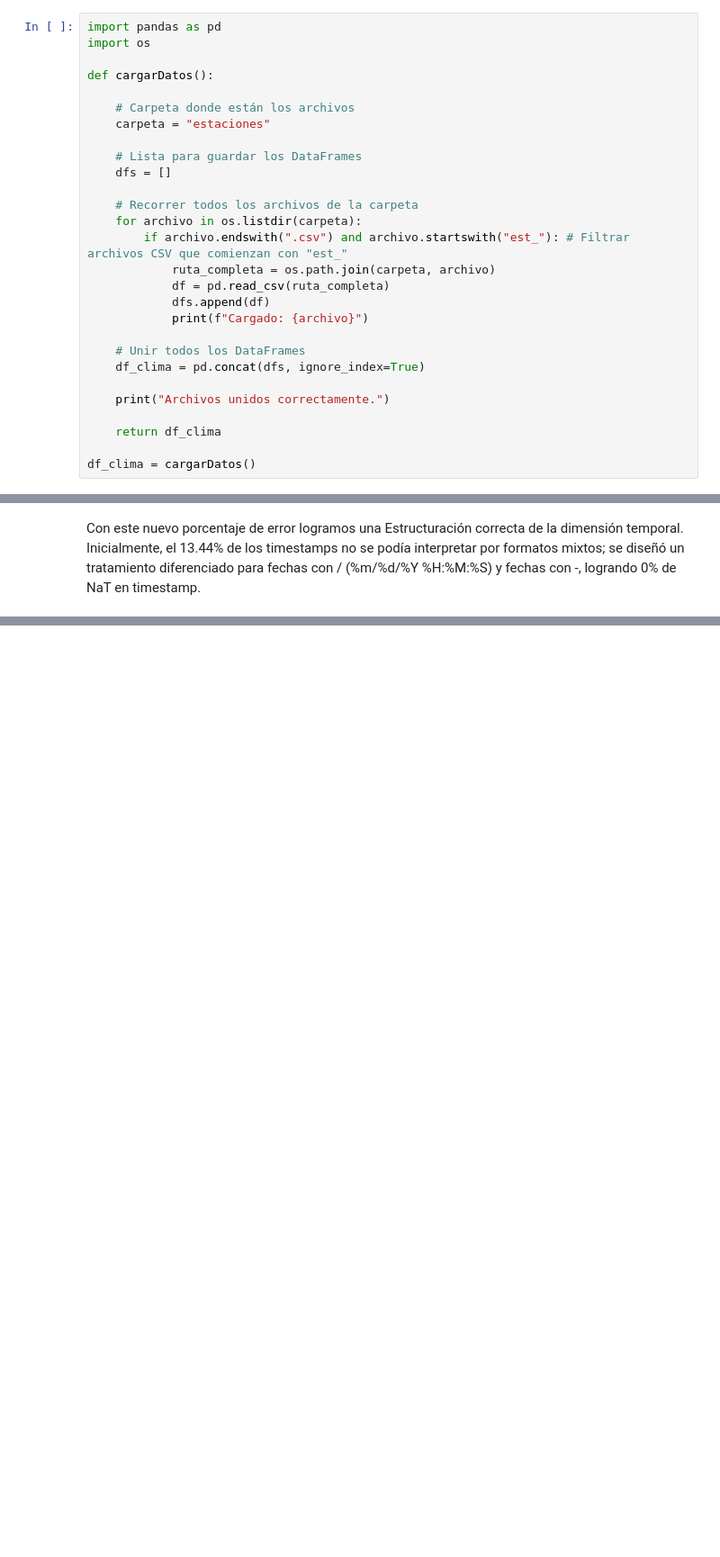
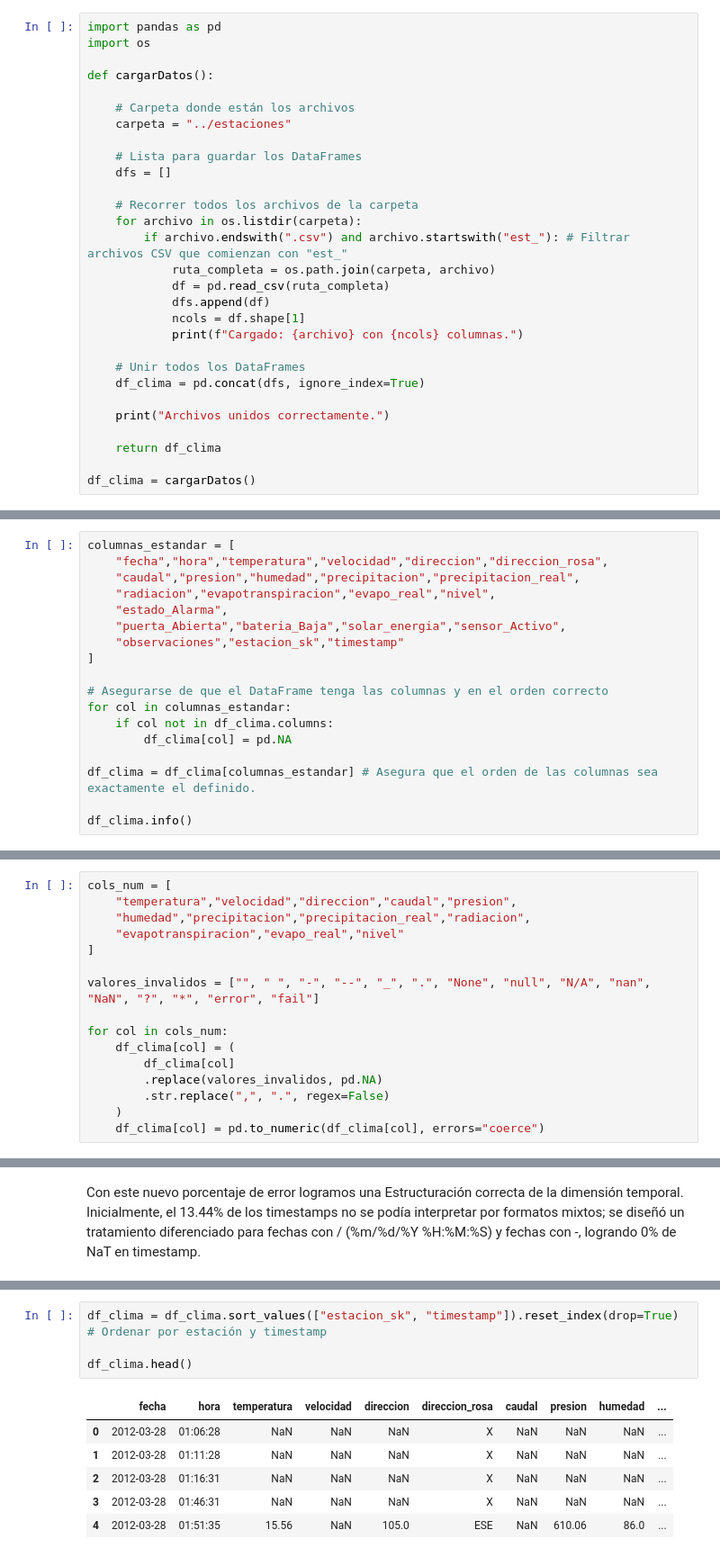
Before and after one commit to worldkrory/MICROCLIMAS_PROYECTO_UNAL, a Jupyter notebook: proyect_colab.ipynb, the cells around one changed output, grey strips where cells are left out. Shown at 90% size. Saved outputs shown, nothing was run; the diff lists cells and outputs as text; blank space fills up the shorter version.

```diff
--- a/proyect_colab.ipynb
+++ b/proyect_colab.ipynb
@@ -5,7 +5,7 @@ import os
 def cargarDatos():
 
     # Carpeta donde están los archivos
-    carpeta = "estaciones"
+    carpeta = "../estaciones"
 
     # Lista para guardar los DataFrames
     dfs = []
@@ -16,7 +16,8 @@ def cargarDatos():
             ruta_completa = os.path.join(carpeta, archivo)
             df = pd.read_csv(ruta_completa)
             dfs.append(df)
-            print(f"Cargado: {archivo}")
+            ncols = df.shape[1]
+            print(f"Cargado: {archivo} con {ncols} columnas.")
 
     # Unir todos los DataFrames
     df_clima = pd.concat(dfs, ignore_index=True)
@@ -43,0 +67,18 @@ Archivos unidos correctamente.
+# %%
+columnas_estandar = [
+    "fecha","hora","temperatura","velocidad","direccion","direccion_rosa",
+    "caudal","presion","humedad","precipitacion","precipitacion_real",
+    "radiacion","evapotranspiracion","evapo_real","nivel",
+    "estado_Alarma",
+    "puerta_Abierta","bateria_Baja","solar_energia","sensor_Activo",
+    "observaciones","estacion_sk","timestamp"
+]
+
+# Asegurarse de que el DataFrame tenga las columnas y en el orden correcto
+for col in columnas_estandar:
+    if col not in df_clima.columns:
+        df_clima[col] = pd.NA
+
+df_clima = df_clima[columnas_estandar] # Asegura que el orden de las columnas sea exactamente el definido.
+
+df_clima.info()
@@ -43,0 +115,16 @@ Archivos unidos correctamente.
+# %%
+cols_num = [
+    "temperatura","velocidad","direccion","caudal","presion",
+    "humedad","precipitacion","precipitacion_real","radiacion",
+    "evapotranspiracion","evapo_real","nivel"
+]
+
+valores_invalidos = ["", " ", "-", "--", "_", ".", "None", "null", "N/A", "nan", "NaN", "?", "*", "error", "fail"]
+
+for col in cols_num:
+    df_clima[col] = (
+        df_clima[col]
+        .replace(valores_invalidos, pd.NA)
+        .str.replace(",", ".", regex=False)
+    )
+    df_clima[col] = pd.to_numeric(df_clima[col], errors="coerce")
@@ -120,0 +249,11 @@ Porcentaje de valores NaT en 'timestamp': 0.0
+# %%
+df_clima = df_clima.sort_values(["estacion_sk", "timestamp"]).reset_index(drop=True) # Ordenar por estación y timestamp
+
+df_clima.head()
+# %% [output]
+|  | fecha | hora | temperatura | velocidad | direccion | direccion_rosa | caudal | presion | humedad | ... |
+| 0 | 2012-03-28 | 01:06:28 | NaN | NaN | NaN | X | NaN | NaN | NaN | ... |
+| 1 | 2012-03-28 | 01:11:28 | NaN | NaN | NaN | X | NaN | NaN | NaN | ... |
+| 2 | 2012-03-28 | 01:16:31 | NaN | NaN | NaN | X | NaN | NaN | NaN | ... |
+| 3 | 2012-03-28 | 01:46:31 | NaN | NaN | NaN | X | NaN | NaN | NaN | ... |
+| 4 | 2012-03-28 | 01:51:35 | 15.56 | NaN | 105.0 | ESE | NaN | 610.06 | 86.0 | ... |
```
Also changed, not shown: parts of 23 cells of this notebook.
